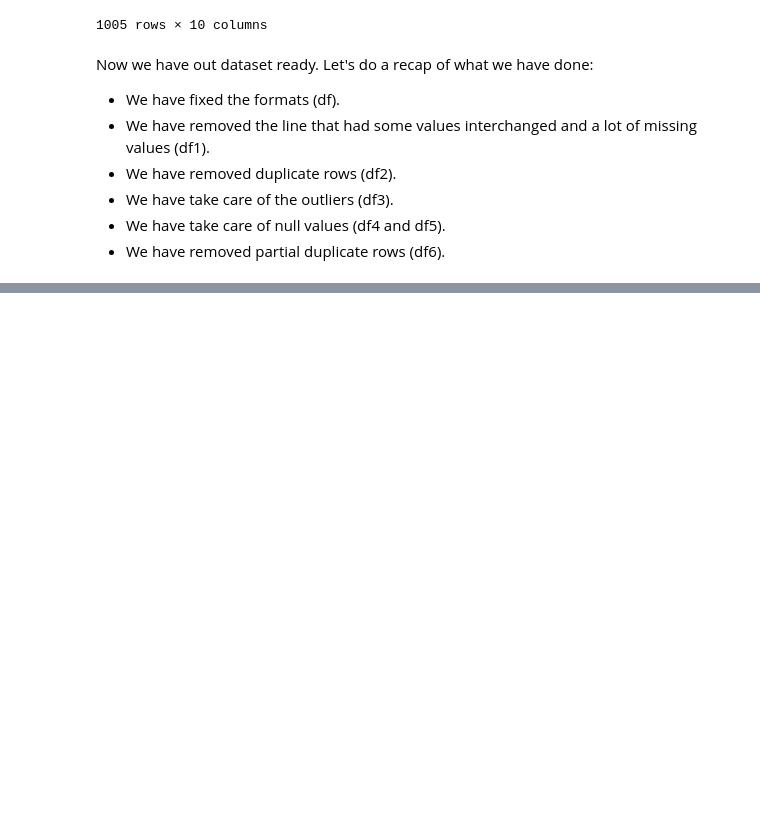
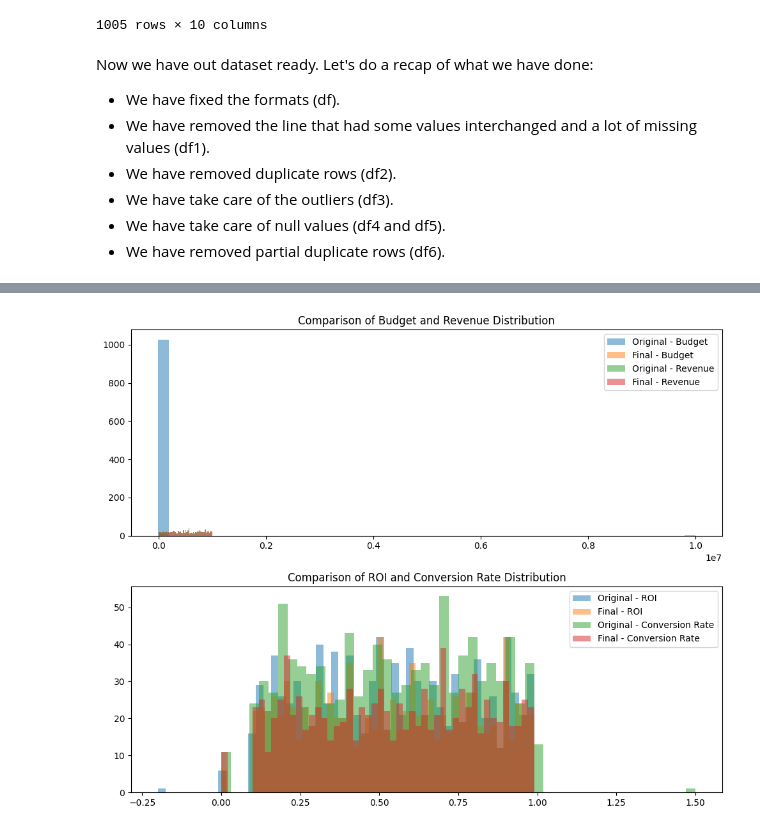
Before and after one commit to Ignacio538/Marketing-Campaings, a Jupyter notebook: Analysis.ipynb, the cells around one changed output, grey strips where cells are left out. Cells and saved outputs as stored; diff of their text form; code cells hidden in the pictures; blank space fills up the shorter version.

```diff
--- a/Analysis.ipynb
+++ b/Analysis.ipynb
@@ -869,0 +924,23 @@ Final database (df6): 1005 rows, 10 columns
+# %%
+# And we will finish with some graphs
+
+fig, axs = plt.subplots(2, 1, figsize=(10, 8))
+
+axs[0].hist(df['budget'], alpha=0.5, label='Original - Budget', bins=50)
+axs[0].hist(df6['budget'], alpha=0.5, label='Final - Budget', bins=50)
+axs[0].hist(df['revenue'], alpha=0.5, label='Original - Revenue', bins=50)
+axs[0].hist(df6['revenue'], alpha=0.5, label='Final - Revenue', bins=50)
+axs[0].legend()
+axs[0].set_title('Comparison of Budget and Revenue Distribution')
+
+axs[1].hist(df['roi'], alpha=0.5, label='Original - ROI', bins=50)
+axs[1].hist(df6['roi'], alpha=0.5, label='Final - ROI', bins=50)
+axs[1].hist(df['conversion_rate'], alpha=0.5, label='Original - Conversion Rate', bins=50)
+axs[1].hist(df6['conversion_rate'], alpha=0.5, label='Final - Conversion Rate', bins=50)
+axs[1].legend()
+axs[1].set_title('Comparison of ROI and Conversion Rate Distribution')
+
+plt.tight_layout()
+plt.show()
+# %% [output]
+[figure, added]
```
Also changed, not shown: parts of 4 cells of this notebook.
